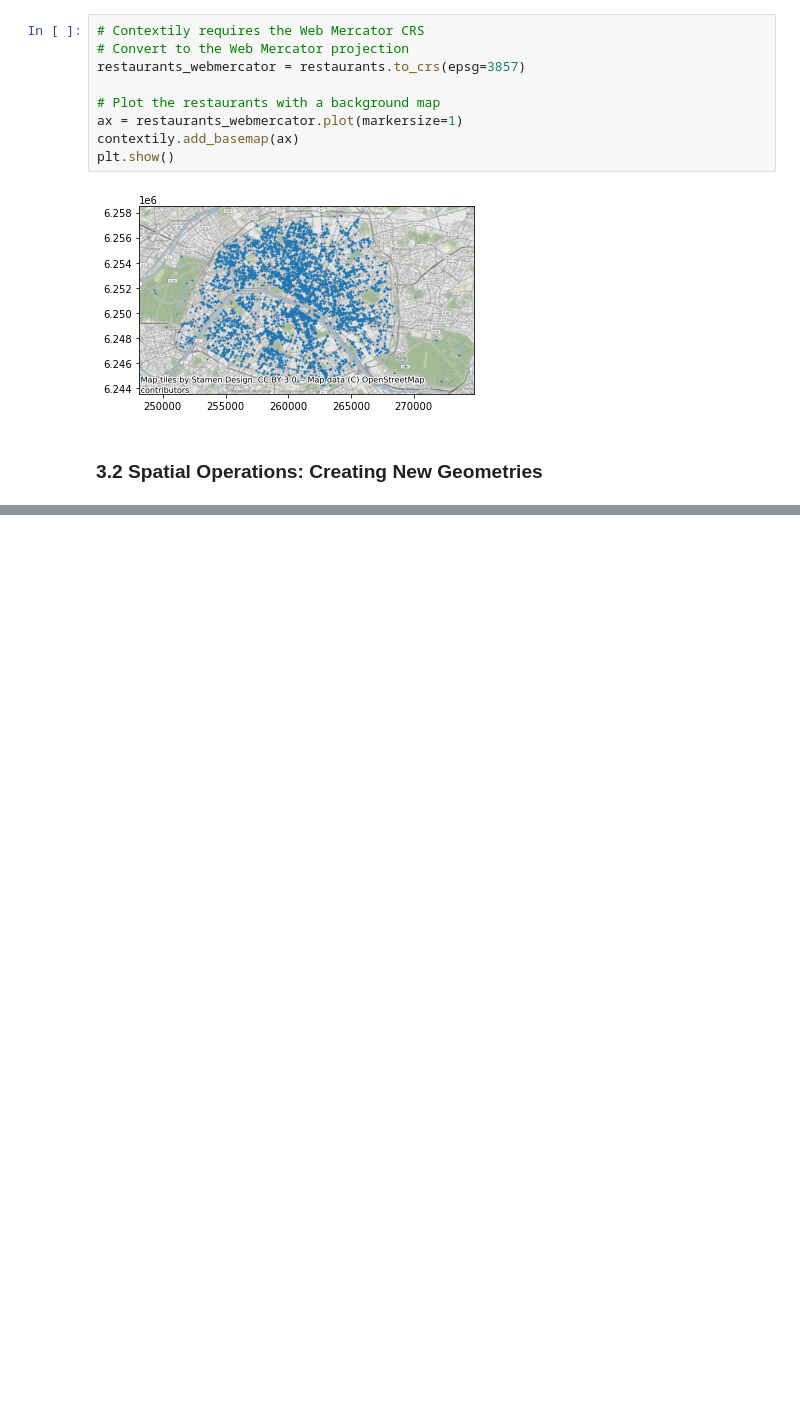
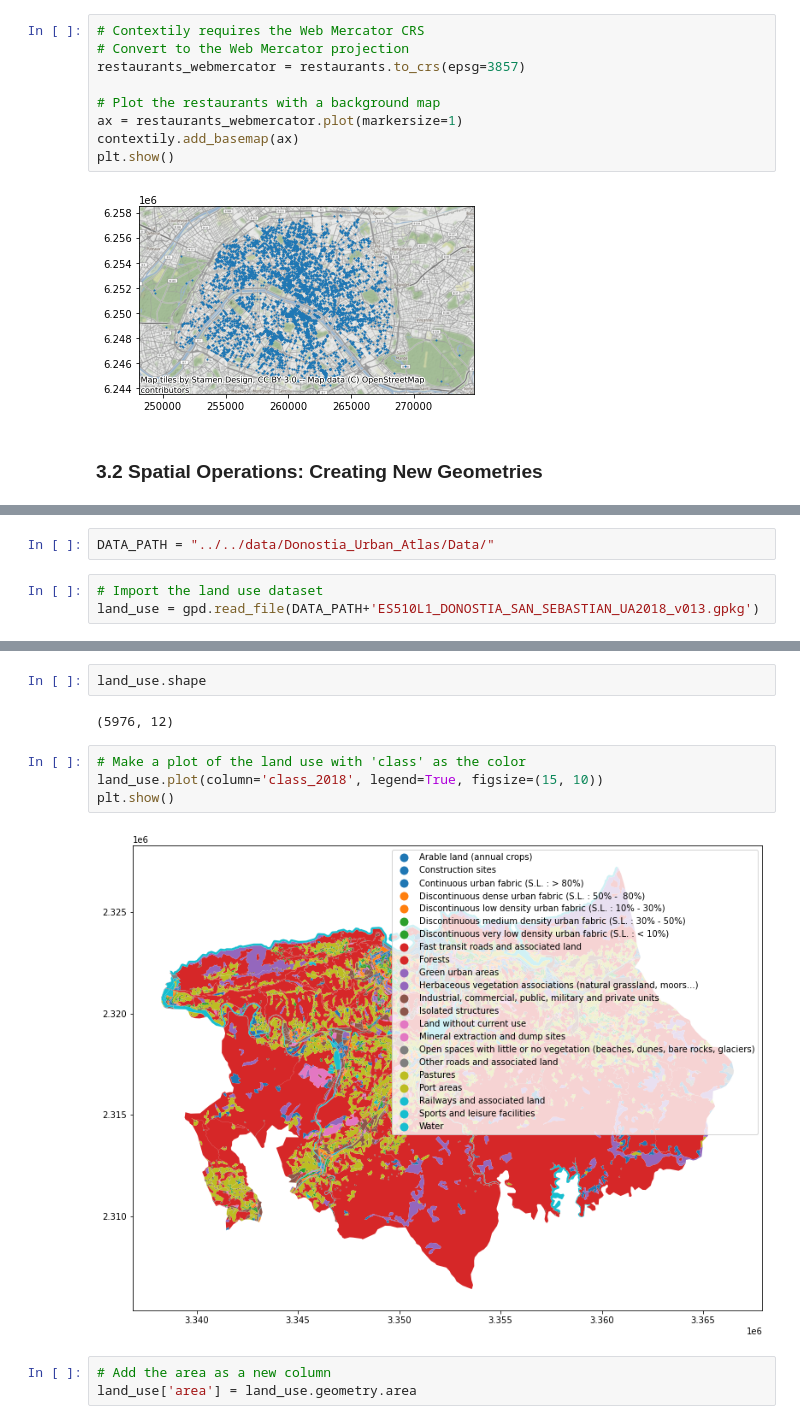
Before and after one commit to mxagar/space_exploration, a Jupyter notebook: geospatial_data_guide/lab/03_CRS_Projections_Transformations.ipynb, the cells around one changed output, grey strips where cells are left out. Drawn from its saved outputs; the diff is of its cells as text; blank space fills up the shorter version.

```diff
--- a/geospatial_data_guide/lab/03_CRS_Projections_Transformations.ipynb
+++ b/geospatial_data_guide/lab/03_CRS_Projections_Transformations.ipynb
@@ -138,0 +153,5 @@ plt.show()
+# %%
+DATA_PATH = "../../data/Donostia_Urban_Atlas/Data/"
+# %%
+# Import the land use dataset
+land_use = gpd.read_file(DATA_PATH+'ES510L1_DONOSTIA_SAN_SEBASTIAN_UA2018_v013.gpkg')
@@ -138,0 +167,13 @@ plt.show()
+# %%
+land_use.shape
+# %% [output]
+(5976, 12)
+# %%
+# Make a plot of the land use with 'class' as the color
+land_use.plot(column='class_2018', legend=True, figsize=(15, 10))
+plt.show()
+# %% [output]
+[figure, added]
+# %%
+# Add the area as a new column
+land_use['area'] = land_use.geometry.area
```
Also changed, not shown: parts of 11 cells of this notebook.
